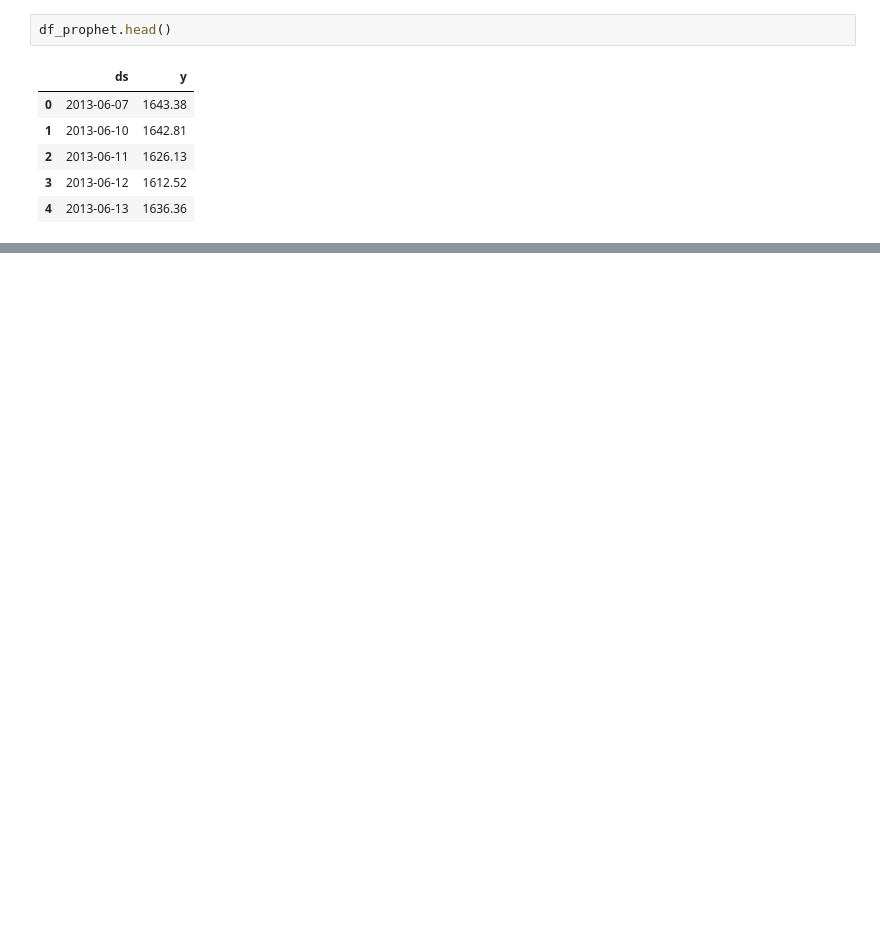
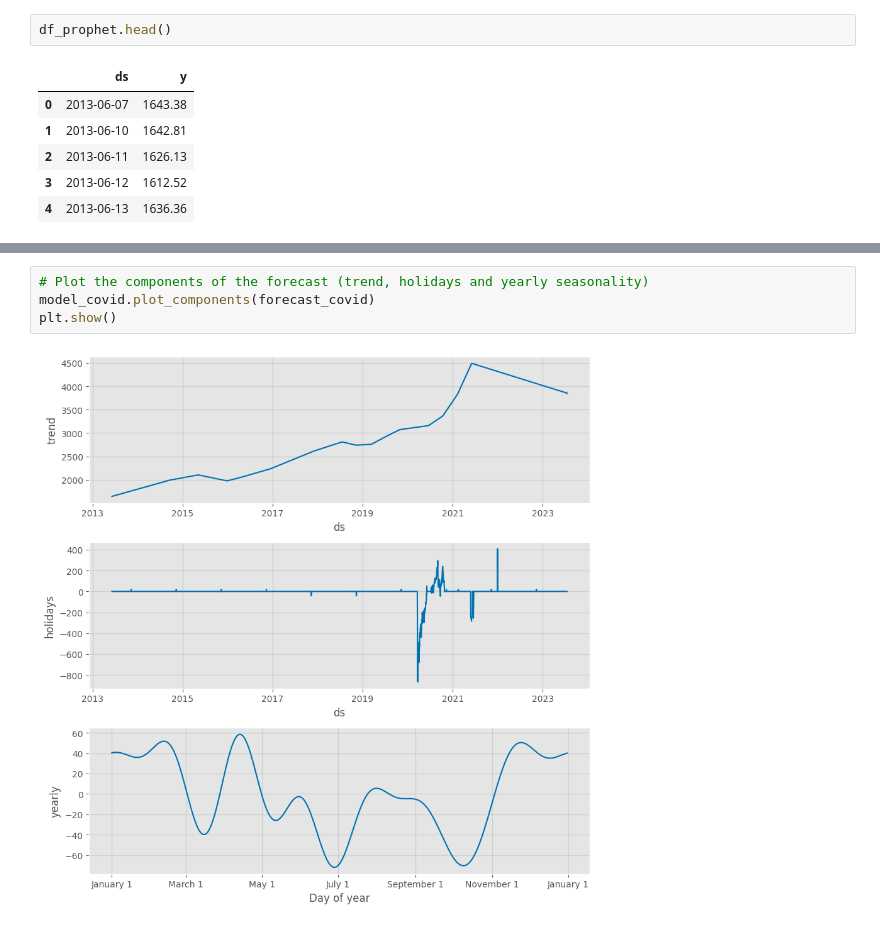
Before and after one commit to Yeuf/sp500_forecast, a Jupyter notebook: sp500_forecast.ipynb, the cells around one changed output, grey strips where cells are left out. Drawn from its saved outputs; the diff is of its cells as text; blank space fills up the shorter version.

```diff
--- a/sp500_forecast.ipynb
+++ b/sp500_forecast.ipynb
@@ -281,0 +304,6 @@ plt.show()
+# %%
+# Plot the components of the forecast (trend, holidays and yearly seasonality)
+model_covid.plot_components(forecast_covid)
+plt.show()
+# %% [output]
+[figure, added]
```
Also changed, not shown: parts of 57 cells of this notebook.
